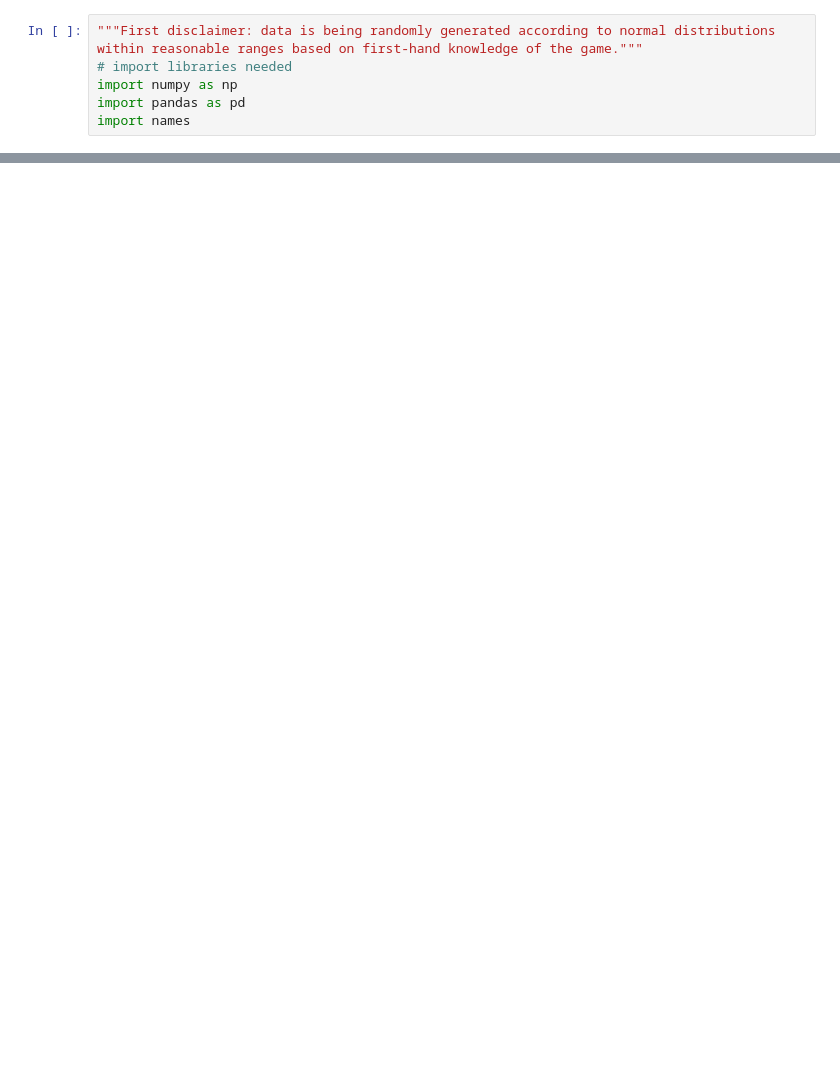
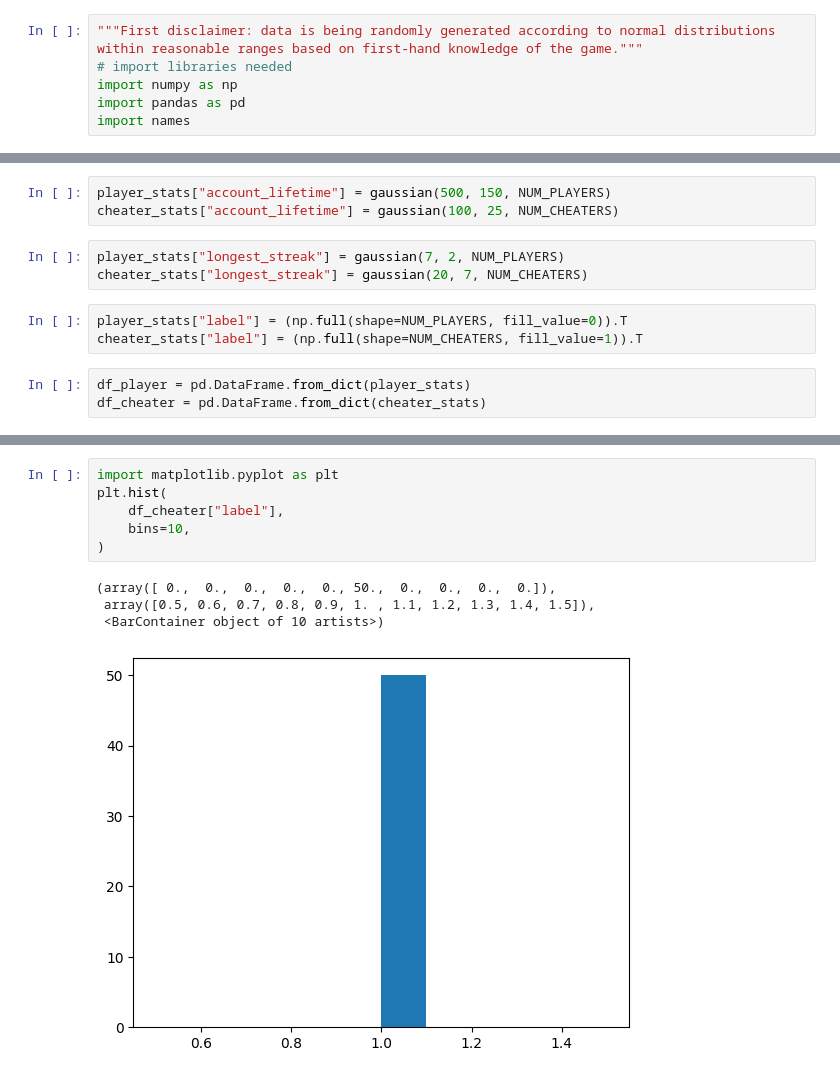
Before and after one commit to jobu9395/tarkov-anticheat, a Jupyter notebook: main.ipynb, the cells around one changed output, grey strips where cells are left out. Saved outputs shown, nothing was run; the diff lists cells and outputs as text; blank space fills up the shorter version.

```diff
--- a/main.ipynb
+++ b/main.ipynb
@@ -235,0 +82,12 @@ joined_data_df.to_csv('labeled_preds.csv')
+# %%
+player_stats["account_lifetime"] = gaussian(500, 150, NUM_PLAYERS)
+cheater_stats["account_lifetime"] = gaussian(100, 25, NUM_CHEATERS)
+# %%
+player_stats["longest_streak"] = gaussian(7, 2, NUM_PLAYERS)
+cheater_stats["longest_streak"] = gaussian(20, 7, NUM_CHEATERS)
+# %%
+player_stats["label"] = (np.full(shape=NUM_PLAYERS, fill_value=0)).T
+cheater_stats["label"] = (np.full(shape=NUM_CHEATERS, fill_value=1)).T
+# %%
+df_player = pd.DataFrame.from_dict(player_stats)
+df_cheater = pd.DataFrame.from_dict(cheater_stats)
@@ -235,0 +119,11 @@ joined_data_df.to_csv('labeled_preds.csv')
+# %%
+import matplotlib.pyplot as plt
+plt.hist(
+    df_cheater["label"],
+    bins=10,
+)
+# %% [output]
+(array([ 0.,  0.,  0.,  0.,  0., 50.,  0.,  0.,  0.,  0.]),
+ array([0.5, 0.6, 0.7, 0.8, 0.9, 1. , 1.1, 1.2, 1.3, 1.4, 1.5]),
+ <BarContainer object of 10 artists>)
+[figure, added]
```
Also changed, not shown: parts of 67 cells of this notebook, 4 other files.
